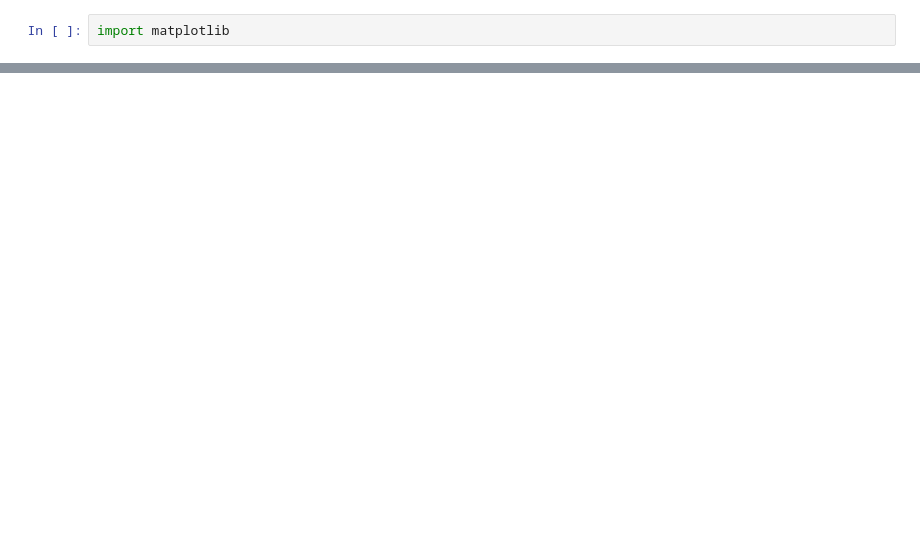
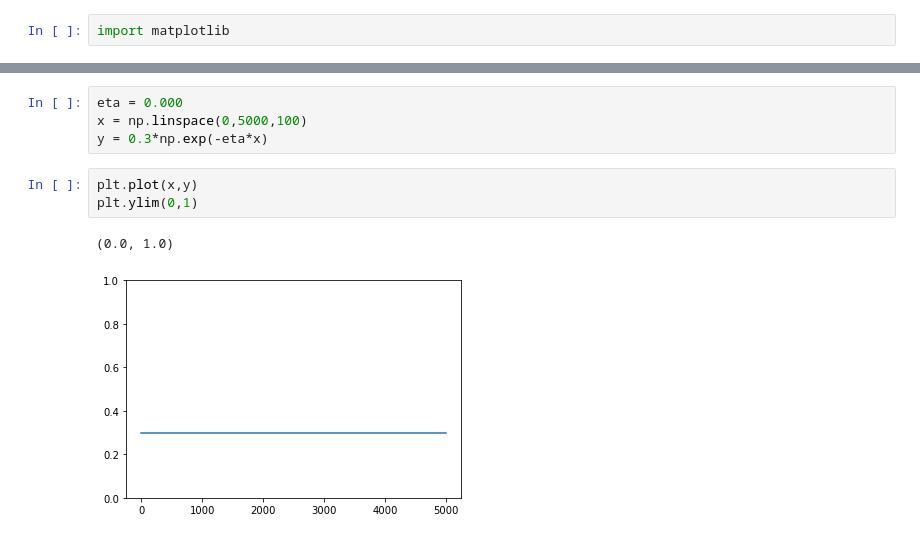
Before and after one commit to MartenThompson/rl-nim, a Jupyter notebook: code/visualization.ipynb, the cells around one changed output, grey strips where cells are left out. Cells and saved outputs as stored; diff of their text form; blank space fills up the shorter version.

```diff
--- a/code/visualization.ipynb
+++ b/code/visualization.ipynb
@@ -563,0 +595,10 @@ plt.show()
+# %%
+eta = 0.000
+x = np.linspace(0,5000,100)
+y = 0.3*np.exp(-eta*x)
+# %%
+plt.plot(x,y)
+plt.ylim(0,1)
+# %% [output]
+(0.0, 1.0)
+[figure, added]
```
Also changed, not shown: parts of 13 cells of this notebook, 2 other files.
